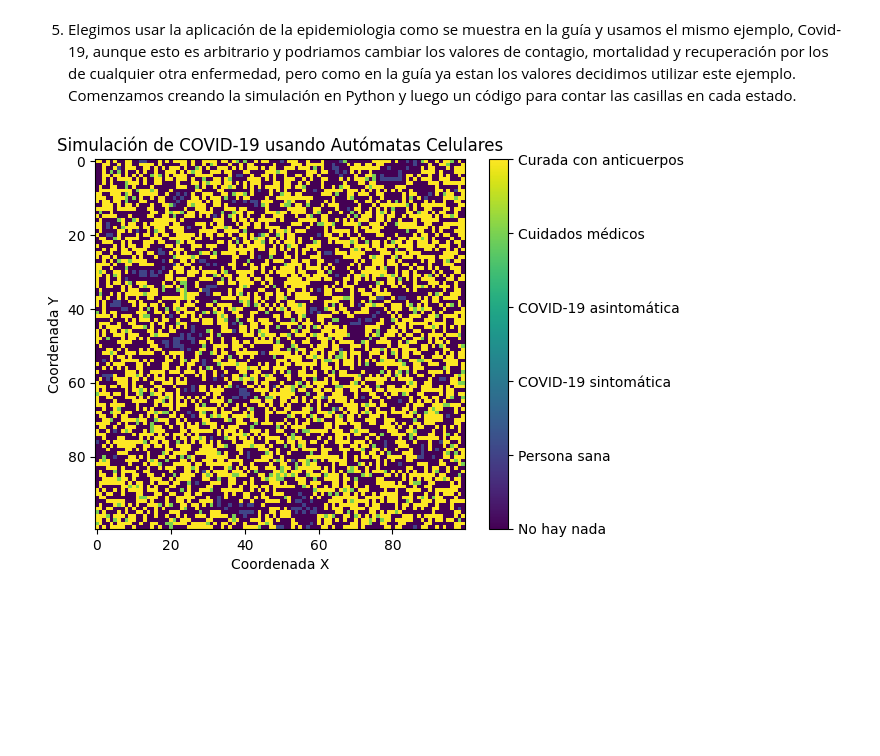
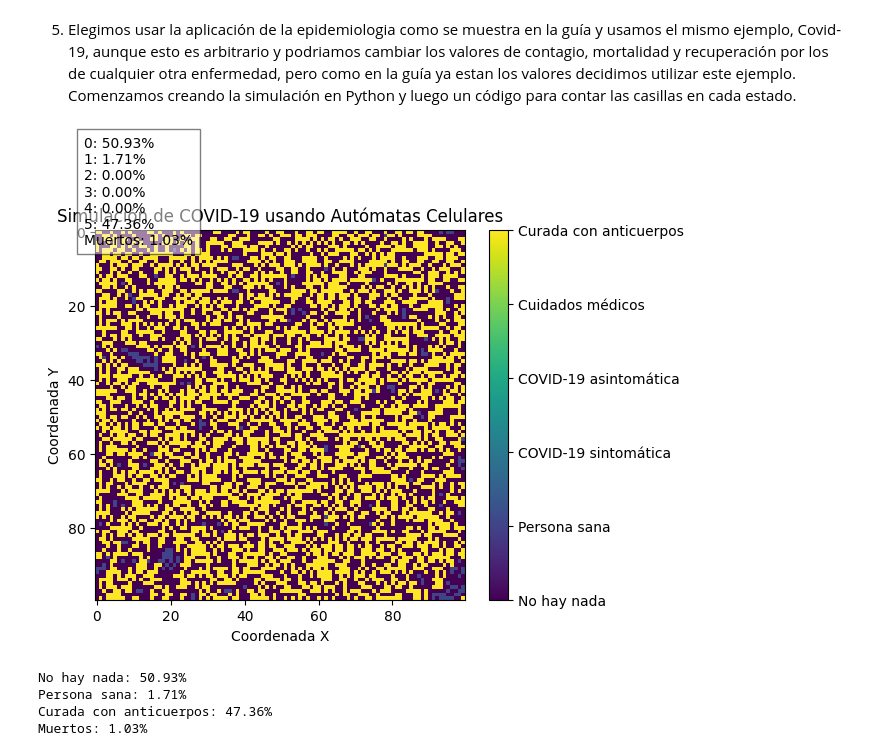
Before and after one commit to odguzmanv/IAyMinirobots, a Jupyter notebook: Tarea2.ipynb, the cells around one changed output. Cells and saved outputs as stored; diff of their text form; code cells hidden in the pictures; blank space fills up the shorter version.

Commit message:
Muertes
Corrección punto, simulación covid-19 cuenta muertos.

```diff
--- a/Tarea2.ipynb
+++ b/Tarea2.ipynb
@@ -393,6 +393,8 @@ Variando el umbral podemos considerar una zona desatendida, de forma que si lo b
 # %% [markdown]
 5. Elegimos usar la aplicación de la epidemiologia como se muestra en la guía y usamos el mismo ejemplo, Covid-19, aunque esto es arbitrario y podriamos cambiar los valores de contagio, mortalidad y recuperación por los de cualquier otra enfermedad, pero como en la guía ya estan los valores decidimos utilizar este ejemplo. Comenzamos creando la simulación en Python y luego un código para contar las casillas en cada estado.
 # %%
+import numpy as np
+import matplotlib.pyplot as plt
 import random
 
 # Definir el tamaño del retículo
@@ -407,10 +409,14 @@ CNS = 3 # Persona con COVID-19 asintomática
 CT = 4  # Persona con COVID-19 en cuarentena o en cuidados médicos
 PAC = 5 # Persona curada con anticuerpos
 
+# Contador de muertos
+muertos = 0
+
 # Inicializar el retículo
 def inicializar_reticulo():
-    global reticulo
+    global reticulo, muertos
     reticulo = np.zeros((N, N), dtype=int)
+    muertos = 0
     # Distribuir 5000 personas sanas
     for _ in range(5000):
         x, y = random.randint(0, N-1), random.randint(0, N-1)
@@ -440,7 +446,7 @@ def contar_vecinos(x, y, estado):
 
 # Simulación de un paso
 def paso():
-    global reticulo
+    global reticulo, muertos
     nuevo_reticulo = reticulo.copy()
     for x in range(N):
         for y in range(N):
@@ -455,31 +461,77 @@ def paso():
                 if random.random() < 0.8:
                     nuevo_reticulo[x, y] = PAC
                 else:
                     nuevo_reticulo[x, y] = CT
+            elif reticulo[x, y] == CT:
+                if random.random() < 0.8:
+                    nuevo_reticulo[x, y] = PAC
+                else:
+                    nuevo_reticulo[x, y] = NP
+                    muertos += 1
             elif reticulo[x, y] == CNS:
                 if random.random() < 0.3:
                     nuevo_reticulo[x, y] = PAC
     reticulo = nuevo_reticulo
+
+# Función para calcular los porcentajes de cada estado
+def calcular_porcentajes(reticulo):
+    unique, counts = np.unique(reticulo, return_counts=True)
+    total = reticulo.size
+    porcentajes = dict(zip(unique, counts / total * 100))
+    return porcentajes
 
 # Inicializar el retículo
 inicializar_reticulo()
 
 # Simular la evolución
 ciclos = 100
 for _ in range(ciclos):
     paso()
+
+# Calcular los porcentajes
+porcentajes = calcular_porcentajes(reticulo)
+
+# Añadir el porcentaje de muertos
+porcentajes['Muertos'] = (muertos / (N * N)) * 100
 
 # Visualizar el retículo final
 fig, ax = plt.subplots()
 cax = ax.imshow(reticulo, cmap='viridis', interpolation='nearest')
 cbar = fig.colorbar(cax, ticks=[NP, PS, CS, CNS, CT, PAC])
 cbar.ax.set_yticklabels(['No hay nada', 'Persona sana', 'COVID-19 sintomática', 'COVID-19 asintomática', 'Cuidados médicos', 'Curada con anticuerpos'])
 
 # Etiquetar los ejes
 ax.set_xlabel('Coordenada X')
 ax.set_ylabel('Coordenada Y')
 ax.set_title('Simulación de COVID-19 usando Autómatas Celulares')
 
+# Mostrar los porcentajes en el título del gráfico
+porcentajes_texto = '\n'.join([f'{key}: {porcentajes.get(key, 0):.2f}%' for key in range(6)])
+porcentajes_texto += f'\nMuertos: {porcentajes.get("Muertos", 0):.2f}%'
+plt.figtext(0.15, 0.85, porcentajes_texto, fontsize=10, bbox={"facecolor": "white", "alpha": 0.5, "pad": 5})
+
 plt.show()
+
+# Imprimir los porcentajes
+for estado, porcentaje in porcentajes.items():
+    if estado == NP:
+        estado_nombre = 'No hay nada'
+    elif estado == PS:
+        estado_nombre = 'Persona sana'
+    elif estado == CS:
+        estado_nombre = 'COVID-19 sintomática'
+    elif estado == CNS:
+        estado_nombre = 'COVID-19 asintomática'
+    elif estado == CT:
+        estado_nombre = 'Cuidados médicos'
+    elif estado == PAC:
+        estado_nombre = 'Curada con anticuerpos'
+    elif estado == 'Muertos':
+        estado_nombre = 'Muertos'
+    print(f'{estado_nombre}: {porcentaje:.2f}%')
 # %% [output]
-[figure, old version]
+[figure, new version]
+No hay nada: 50.93%
+Persona sana: 1.71%
+Curada con anticuerpos: 47.36%
+Muertos: 1.03%
```
Also changed, not shown: parts of 1 cell of this notebook.
